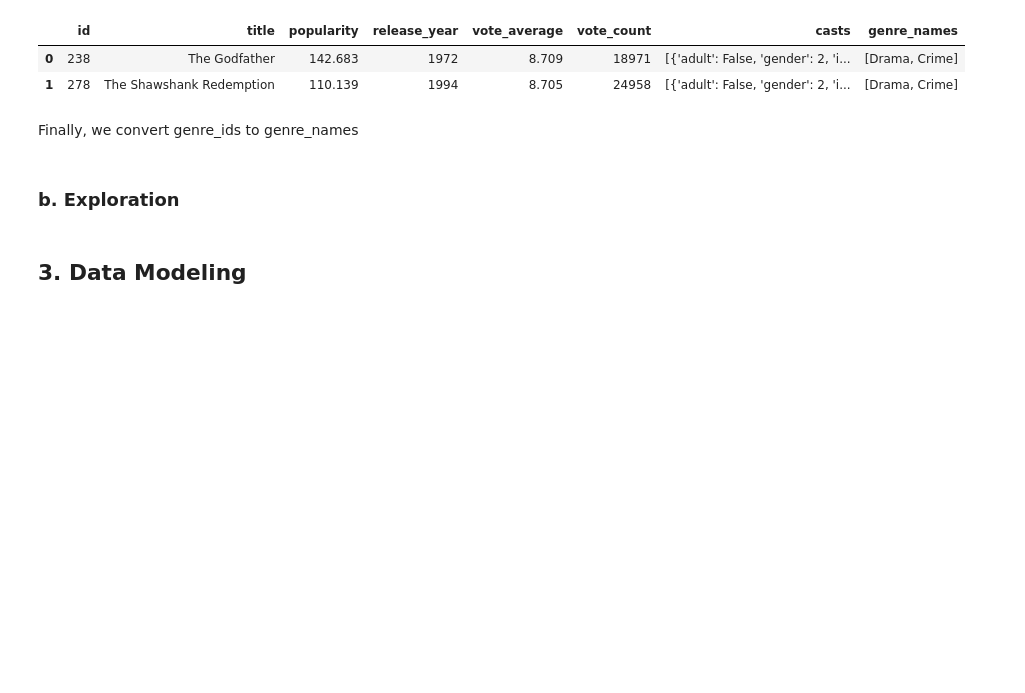
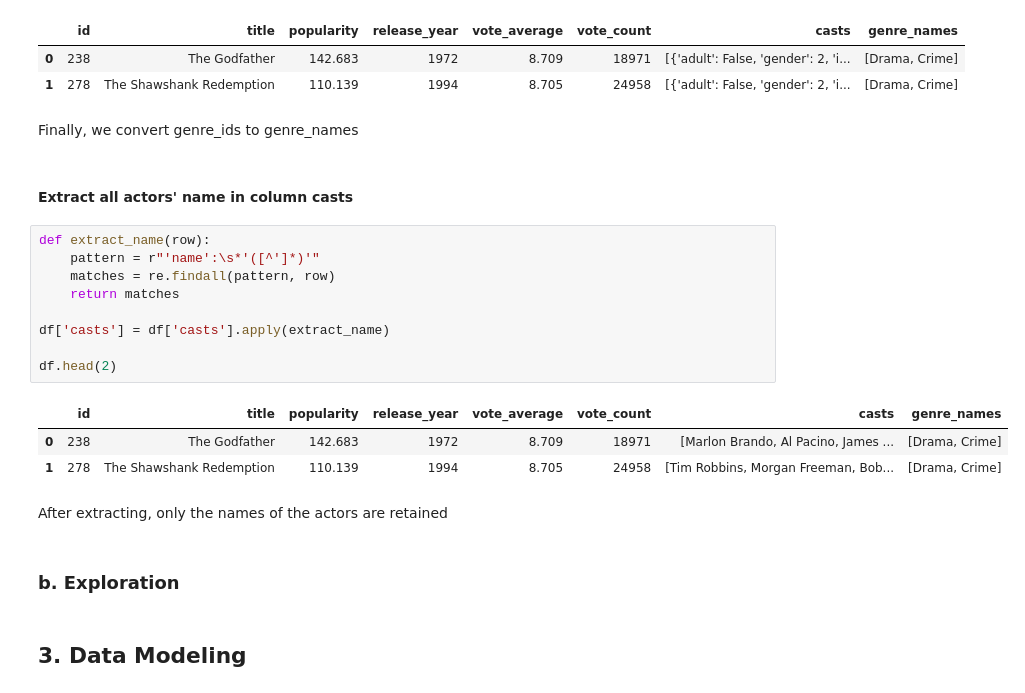
Before and after one commit to Deadinside-at-HCMUS/CSC14119-project, a Jupyter notebook: Notebook.ipynb, the cells around one changed output. Saved outputs shown, nothing was run; the diff lists cells and outputs as text; blank space fills up the shorter version.

Commit message:
extract actors' name

```diff
--- a/Notebook.ipynb
+++ b/Notebook.ipynb
@@ -286,6 +294,23 @@ df.head(2)
 | 1 | 278 | The Shawshank Redemption | 110.139 | 1994 | 8.705 | 24958 | [{'adult': False, 'gender': 2, 'i... | [Drama, Crime] |
 # %% [markdown]
 Finally, we convert genre_ids to genre_names
+# %% [markdown]
+#### **Extract all actors' name in column casts**
+# %%
+def extract_name(row):
+    pattern = r"'name':\s*'([^']*)'"
+    matches = re.findall(pattern, row)
+    return matches
+
+df['casts'] = df['casts'].apply(extract_name)
+
+df.head(2)
+# %% [output]
+|  | id | title | popularity | release_year | vote_average | vote_count | casts | genre_names |
+| 0 | 238 | The Godfather | 142.683 | 1972 | 8.709 | 18971 | [Marlon Brando, Al Pacino, James ... | [Drama, Crime] |
+| 1 | 278 | The Shawshank Redemption | 110.139 | 1994 | 8.705 | 24958 | [Tim Robbins, Morgan Freeman, Bob... | [Drama, Crime] |
+# %% [markdown]
+After extracting, only the names of the actors are retained
 # %% [markdown]
 ### **b. Exploration** <a name="exploration"></a>
 # %% [markdown]
```
Also changed, not shown: parts of 3 cells of this notebook.
